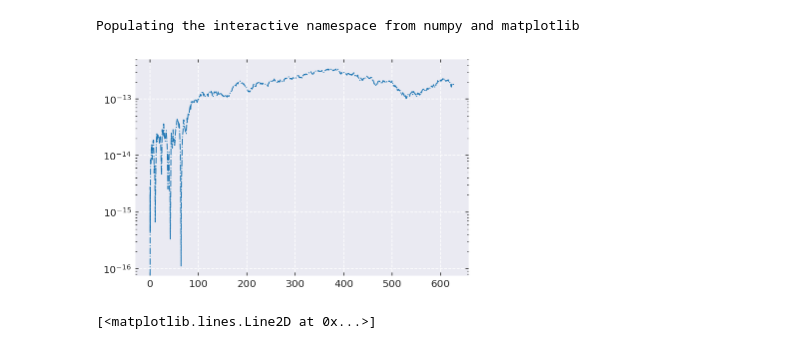
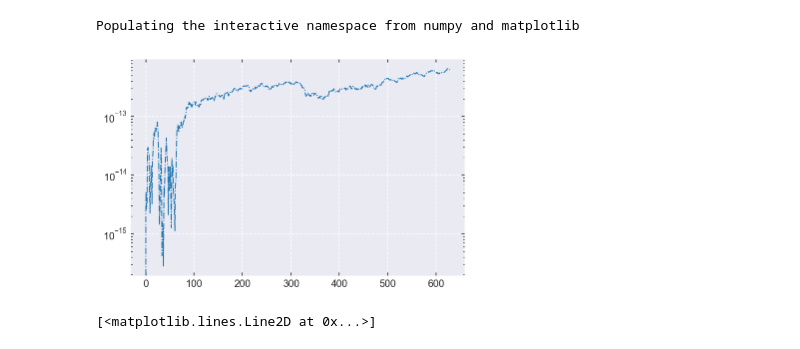
Before and after one commit to YihanWangAstro/SpaceHub, a Jupyter notebook: draw.ipynb, the cells around one changed output. Saved outputs shown, nothing was run; the diff lists cells and outputs as text; code cells hidden in the pictures.

```diff
--- a/draw.ipynb
+++ b/draw.ipynb
@@ -42,13 +42,13 @@ def parallelize(n_cores, func, splited_data, *args):
 # %% [output]
 Populating the interactive namespace from numpy and matplotlib
 # %%
-name = 'two-body.eng'
+name = 'cmake-build-debug/two-body.eng'
 energy = pd.read_csv(name,names=['time','$E_{tot}$','omega'])
 energy['dE'] = np.abs(energy['$E_{tot}$'])#np.abs((energy['$E_{tot}$'] - energy['$E_{tot}$'][0] )/ energy['$E_{tot}$'][0])#
 plt.plot(energy['time'], energy['dE'],'-.', lw=1)
 plt.yscale('log')
 # %% [output]
-[figure, old version]
+[figure, new version]
 # %%
 do = (energy['omega'] - energy['omega'][0])/energy['omega'][0]
 plt.plot(energy['time'], do,'-', lw=1)
```
Also changed, not shown: parts of 1 cell of this notebook, 5 other files.
